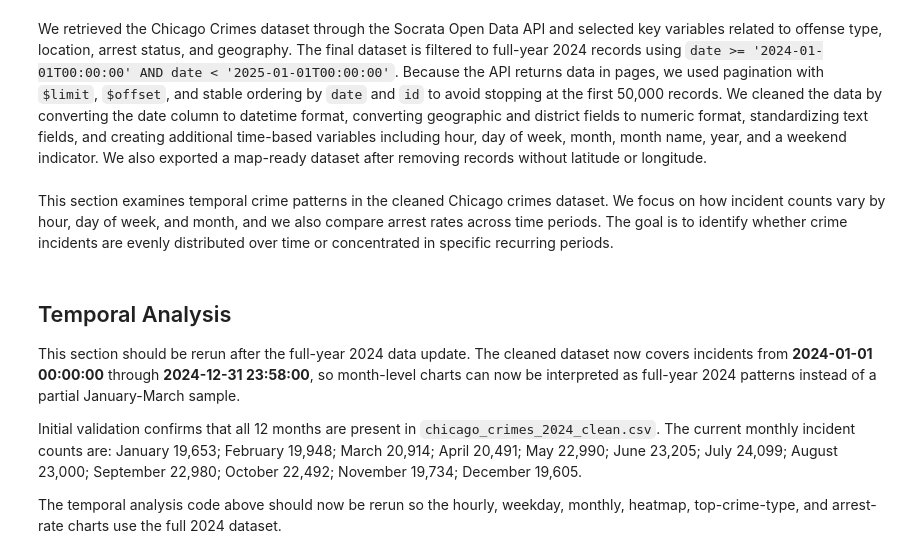
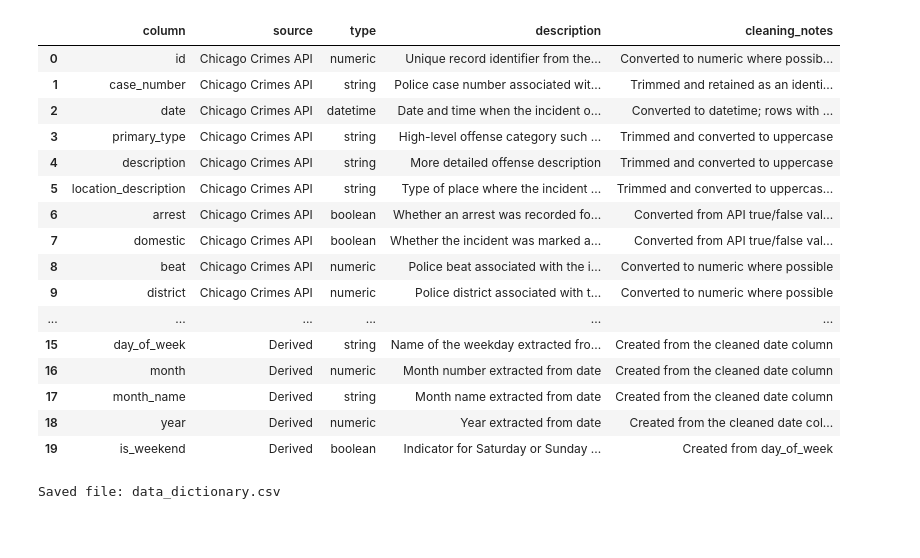
Before and after one commit to wittydragon22/AEM_final, a Jupyter notebook: aem_final.ipynb, the cells around one changed output. Drawn from its saved outputs; the diff is of its cells as text; code cells hidden in the pictures; blank space fills up the shorter version.

Commit message:
Polish final project analysis and plan

```diff
--- a/aem_final.ipynb
+++ b/aem_final.ipynb
@@ -144,4 +154,0 @@ display(df.head())
-# %% [markdown]
-We retrieved the Chicago Crimes dataset through the Socrata Open Data API and selected key variables related to offense type, location, arrest status, and geography. The final dataset is filtered to full-year 2024 records using `date >= '2024-01-01T00:00:00' AND date < '2025-01-01T00:00:00'`. Because the API returns data in pages, we used pagination with `$limit`, `$offset`, and stable ordering by `date` and `id` to avoid stopping at the first 50,000 records. We cleaned the data by converting the date column to datetime format, converting geographic and district fields to numeric format, standardizing text fields, and creating additional time-based variables including hour, day of week, month, month name, year, and a weekend indicator. We also exported a map-ready dataset after removing records without latitude or longitude.
-# %% [markdown]
-This section examines temporal crime patterns in the cleaned Chicago crimes dataset. We focus on how incident counts vary by hour, day of week, and month, and we also compare arrest rates across time periods. The goal is to identify whether crime incidents are evenly distributed over time or concentrated in specific recurring periods.
@@ -242,8 +155,46 @@ plt.show()
-# %% [markdown]
-## Temporal Analysis
-
-This section should be rerun after the full-year 2024 data update. The cleaned dataset now covers incidents from **2024-01-01 00:00:00** through **2024-12-31 23:58:00**, so month-level charts can now be interpreted as full-year 2024 patterns instead of a partial January-March sample.
-
-Initial validation confirms that all 12 months are present in `chicago_crimes_2024_clean.csv`. The current monthly incident counts are: January 19,653; February 19,948; March 20,914; April 20,491; May 22,990; June 23,205; July 24,099; August 23,000; September 22,980; October 22,492; November 19,734; December 19,605.
-
-The temporal analysis code above should now be rerun so the hourly, weekday, monthly, heatmap, top-crime-type, and arrest-rate charts use the full 2024 dataset.
+# %%
+data_dictionary = pd.DataFrame([
+    ["id", "Chicago Crimes API", "numeric", "Unique record identifier from the City of Chicago crime dataset", "Converted to numeric where possible and retained for ordering and QA"],
+    ["case_number", "Chicago Crimes API", "string", "Police case number associated with the incident", "Trimmed and retained as an identifier"],
+    ["date", "Chicago Crimes API", "datetime", "Date and time when the incident occurred", "Converted to datetime; rows with missing or invalid dates are removed"],
+    ["primary_type", "Chicago Crimes API", "string", "High-level offense category such as THEFT or BATTERY", "Trimmed and converted to uppercase"],
+    ["description", "Chicago Crimes API", "string", "More detailed offense description", "Trimmed and converted to uppercase"],
+    ["location_description", "Chicago Crimes API", "string", "Type of place where the incident occurred", "Trimmed and converted to uppercase; missing values retained"],
+    ["arrest", "Chicago Crimes API", "boolean", "Whether an arrest was recorded for the incident", "Converted from API true/false values to Boolean"],
+    ["domestic", "Chicago Crimes API", "boolean", "Whether the incident was marked as domestic-related", "Converted from API true/false values to Boolean"],
+    ["beat", "Chicago Crimes API", "numeric", "Police beat associated with the incident", "Converted to numeric where possible"],
+    ["district", "Chicago Crimes API", "numeric", "Police district associated with the incident", "Converted to numeric where possible"],
+    ["ward", "Chicago Crimes API", "numeric", "Chicago ward associated with the incident", "Converted to numeric where possible"],
+    ["community_area", "Chicago Crimes API", "numeric", "Chicago community area code associated with the incident", "Converted to numeric where possible; small number of missing values retained"],
+    ["latitude", "Chicago Crimes API", "numeric", "Latitude coordinate for the incident", "Converted to numeric; missing values retained in clean file and removed from map-ready file"],
+    ["longitude", "Chicago Crimes API", "numeric", "Longitude coordinate for the incident", "Converted to numeric; missing values retained in clean file and removed from map-ready file"],
+    ["hour", "Derived", "numeric", "Hour of day extracted from date using 24-hour time", "Created from the cleaned date column"],
+    ["day_of_week", "Derived", "string", "Name of the weekday extracted from date", "Created from the cleaned date column"],
+    ["month", "Derived", "numeric", "Month number extracted from date", "Created from the cleaned date column"],
+    ["month_name", "Derived", "string", "Month name extracted from date", "Created from the cleaned date column"],
+    ["year", "Derived", "numeric", "Year extracted from date", "Created from the cleaned date column; should equal 2024 for this project"],
+    ["is_weekend", "Derived", "boolean", "Indicator for Saturday or Sunday incidents", "Created from day_of_week"],
+], columns=["column", "source", "type", "description", "cleaning_notes"])
+
+data_dictionary.to_csv(DATA_DICTIONARY_FILE, index=False)
+display(data_dictionary)
+print("Saved file:", DATA_DICTIONARY_FILE)
+# %% [output]
+|  | column | source | type | description | cleaning_notes |
+| 0 | id | Chicago Crimes API | numeric | Unique record identifier from the... | Converted to numeric where possib... |
+| 1 | case_number | Chicago Crimes API | string | Police case number associated wit... | Trimmed and retained as an identi... |
+| 2 | date | Chicago Crimes API | datetime | Date and time when the incident o... | Converted to datetime; rows with ... |
+| 3 | primary_type | Chicago Crimes API | string | High-level offense category such ... | Trimmed and converted to uppercase |
+| 4 | description | Chicago Crimes API | string | More detailed offense description | Trimmed and converted to uppercase |
+| 5 | location_description | Chicago Crimes API | string | Type of place where the incident ... | Trimmed and converted to uppercas... |
+| 6 | arrest | Chicago Crimes API | boolean | Whether an arrest was recorded fo... | Converted from API true/false val... |
+| 7 | domestic | Chicago Crimes API | boolean | Whether the incident was marked a... | Converted from API true/false val... |
+| 8 | beat | Chicago Crimes API | numeric | Police beat associated with the i... | Converted to numeric where possible |
+| 9 | district | Chicago Crimes API | numeric | Police district associated with t... | Converted to numeric where possible |
+| ... | ... | ... | ... | ... | ... |
+| 15 | day_of_week | Derived | string | Name of the weekday extracted fro... | Created from the cleaned date column |
+| 16 | month | Derived | numeric | Month number extracted from date | Created from the cleaned date column |
+| 17 | month_name | Derived | string | Month name extracted from date | Created from the cleaned date column |
+| 18 | year | Derived | numeric | Year extracted from date | Created from the cleaned date col... |
+| 19 | is_weekend | Derived | boolean | Indicator for Saturday or Sunday ... | Created from day_of_week |
+Saved file: data_dictionary.csv
```
Also changed, not shown: parts of 28 cells of this notebook, 5 other files.
